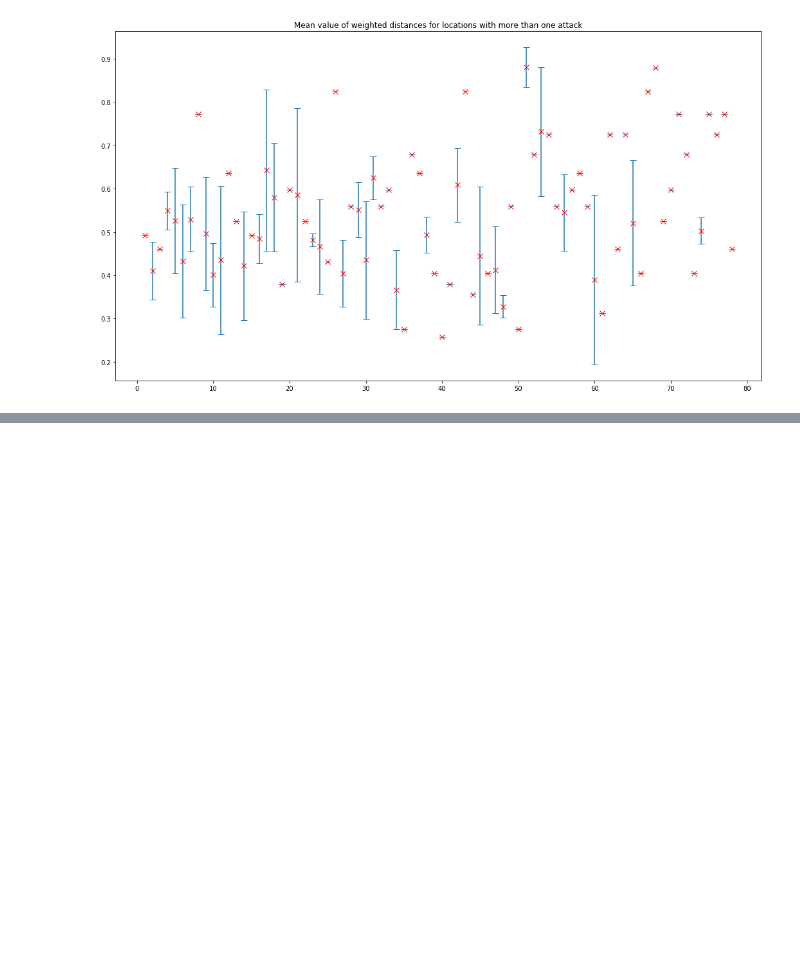
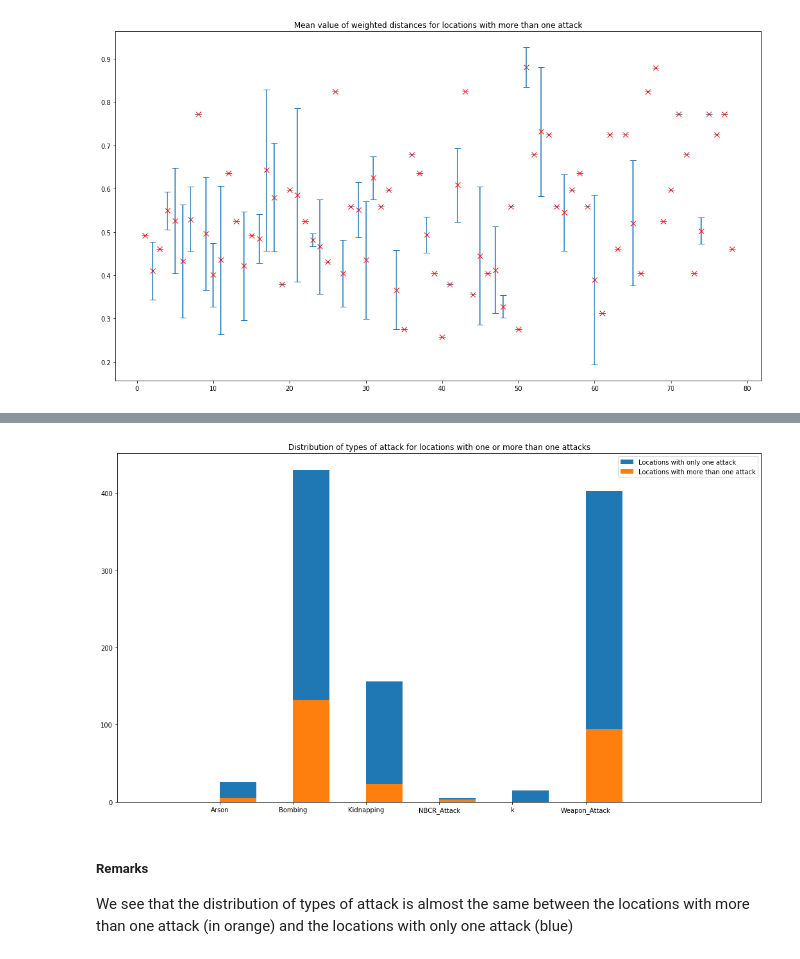
Before and after one commit to coencharles/NTDS_team34, a Jupyter notebook: Project.ipynb, the cells around one changed output, grey strips where cells are left out. Saved outputs shown, nothing was run; the diff lists cells and outputs as text; code cells hidden in the pictures; blank space fills up the shorter version.

```diff
--- a/Project.ipynb
+++ b/Project.ipynb
@@ -143,0 +150,19 @@ recap_label
+# %%
+plt.figure(figsize=(18,10))
+y_single_attack = np.take(labels,index_attack)
+y_single_attack = np.reshape(y_single_attack,(y_single_attack.shape[0],1))
+
+y_multiple_attack = np.delete(labels,index_attack)
+y_multiple_attack = np.reshape(y_multiple_attack,(y_multiple_attack.shape[0],1))
+
+plt.hist(y_multiple_attack, bins = np.linspace(-1,7,17))
+plt.hist(y_single_attack, bins = np.linspace(-1,7,17))
+plt.legend(('Locations with only one attack','Locations with more than one attack'))
+plt.title('Distribution of types of attack for locations with one or more than one attacks')
+plt.show()
+# %% [output]
+[figure, added]
+# %% [markdown]
+##### **Remarks**
+
+We see that the distribution of types of attack is almost the same between the locations with more than one attack (in orange) and the locations with only one attack (blue)
```
Also changed, not shown: parts of 4 cells of this notebook, 1 other file.
